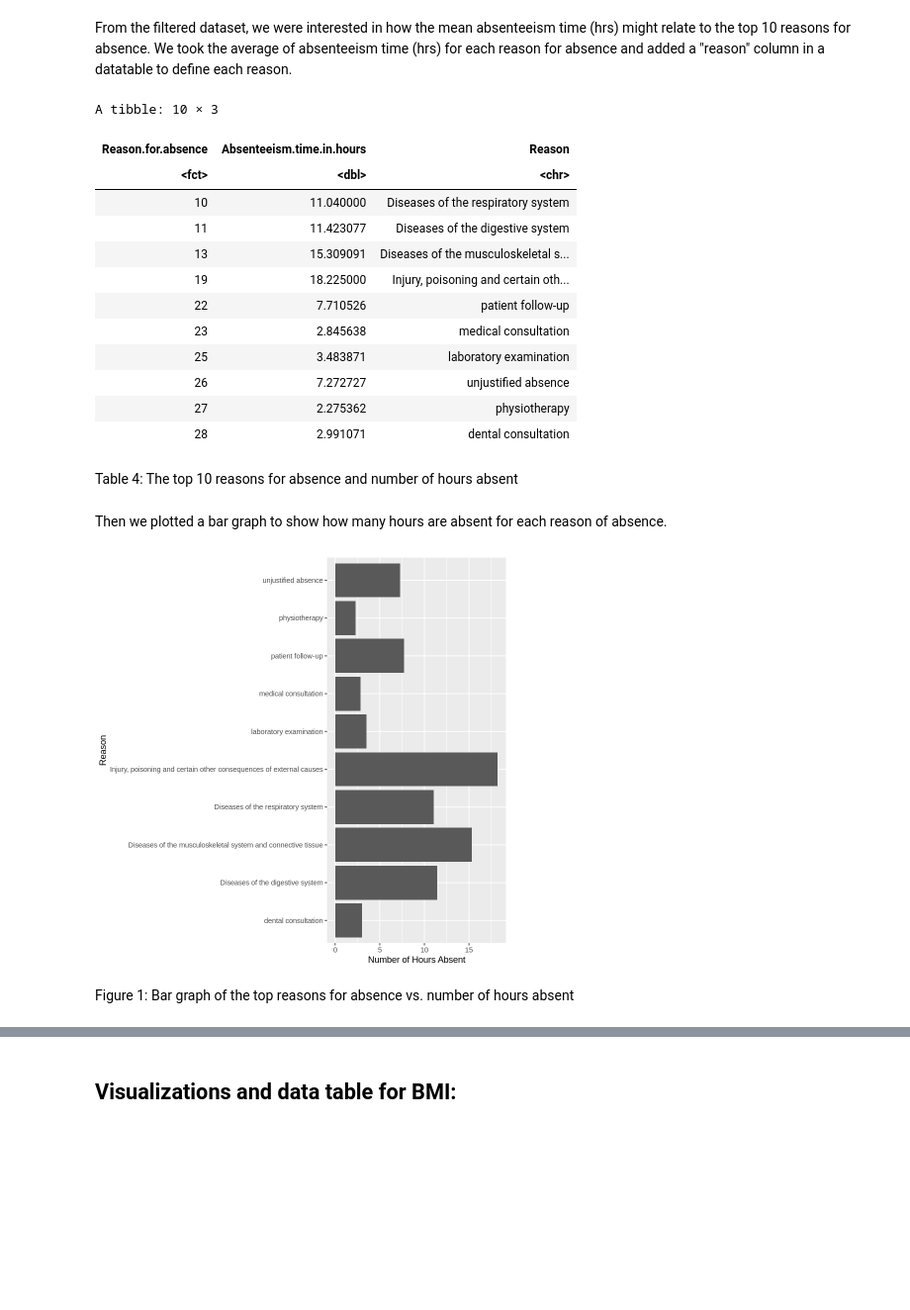
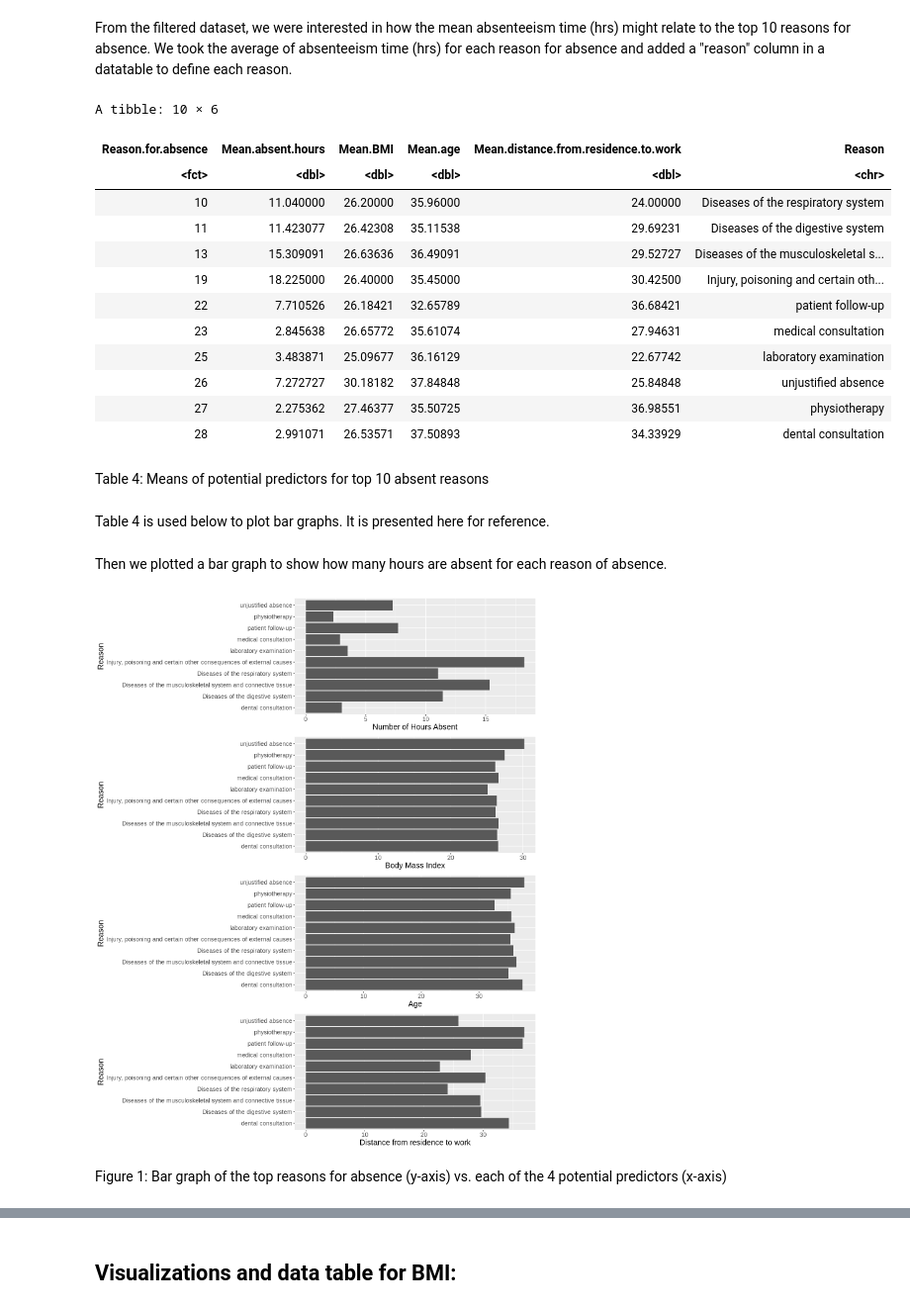
Before and after one commit to tim13246879/dsci-100-2022w1-group-87, a Jupyter notebook: Final_report.ipynb, the cells around one changed output, grey strips where cells are left out. Shown at 99% size. Drawn from its saved outputs; the diff is of its cells as text; code cells hidden in the pictures; blank space fills up the shorter version.

Commit message:
halfway through combining 4 tables and graphs

```diff
--- a/Final_report.ipynb
+++ b/Final_report.ipynb
@@ -151,41 +151,66 @@ To determine the potential predictor, we explored 4 variables (absenteeism time
 # %% [markdown]
 From the filtered dataset, we were interested in how the mean absenteeism time (hrs) might relate to the top 10 reasons for absence. We took the average of absenteeism time (hrs) for each reason for absence and added a "reason" column in a datatable to define each reason.
 # %%
-data_mean_time <- data |>
+data_means <- data |>
     group_by(Reason.for.absence)|>
-    summarize(Absenteeism.time.in.hours = mean(Absenteeism.time.in.hours))|>
+    summarize(Mean.absent.hours = mean(Absenteeism.time.in.hours),
+             Mean.BMI = mean(Body.mass.index),
+             Mean.age = mean(Age),
+             Mean.distance.from.residence.to.work = mean(Distance.from.Residence.to.Work))|>
     mutate(Reason= c("Diseases of the respiratory system","Diseases of the digestive system",
                      "Diseases of the musculoskeletal system and connective tissue",
                      "Injury, poisoning and certain other consequences of external causes",
                      "patient follow-up", "medical consultation", "laboratory examination",
                      "unjustified absence", "physiotherapy", "dental consultation"))
-data_mean_time
+data_means
 # %% [output]
-A tibble: 10 × 3
+A tibble: 10 × 6
-| Reason.for.absence | Absenteeism.time.in.hours | Reason |
-| <fct> | <dbl> | <chr> |
-| 10 | 11.040000 | Diseases of the respiratory system |
-| 11 | 11.423077 | Diseases of the digestive system |
-| 13 | 15.309091 | Diseases of the musculoskeletal s... |
-| 19 | 18.225000 | Injury, poisoning and certain oth... |
-| 22 | 7.710526 | patient follow-up |
-| 23 | 2.845638 | medical consultation |
-| 25 | 3.483871 | laboratory examination |
-| 26 | 7.272727 | unjustified absence |
-| 27 | 2.275362 | physiotherapy |
-| 28 | 2.991071 | dental consultation |
+| Reason.for.absence | Mean.absent.hours | Mean.BMI | Mean.age | Mean.distance.from.residence.to.work | Reason |
+| <fct> | <dbl> | <dbl> | <dbl> | <dbl> | <chr> |
+| 10 | 11.040000 | 26.20000 | 35.96000 | 24.00000 | Diseases of the respiratory system |
+| 11 | 11.423077 | 26.42308 | 35.11538 | 29.69231 | Diseases of the digestive system |
+| 13 | 15.309091 | 26.63636 | 36.49091 | 29.52727 | Diseases of the musculoskeletal s... |
+| 19 | 18.225000 | 26.40000 | 35.45000 | 30.42500 | Injury, poisoning and certain oth... |
+| 22 | 7.710526 | 26.18421 | 32.65789 | 36.68421 | patient follow-up |
+| 23 | 2.845638 | 26.65772 | 35.61074 | 27.94631 | medical consultation |
+| 25 | 3.483871 | 25.09677 | 36.16129 | 22.67742 | laboratory examination |
+| 26 | 7.272727 | 30.18182 | 37.84848 | 25.84848 | unjustified absence |
+| 27 | 2.275362 | 27.46377 | 35.50725 | 36.98551 | physiotherapy |
+| 28 | 2.991071 | 26.53571 | 37.50893 | 34.33929 | dental consultation |
 # %% [markdown]
-Table 4: The top 10 reasons for absence and number of hours absent
+Table 4: Means of potential predictors for top 10 absent reasons
+# %% [markdown]
+Table 4 is used below to plot bar graphs. It is presented here for reference.
 # %% [markdown]
  Then we plotted a bar graph to show how many hours are absent for each reason of absence.
 # %%
-data_plot_time <- ggplot(data_mean_time, aes(y=Reason,x=Absenteeism.time.in.hours)) +
+data_plot_time <- ggplot(data_means, aes(y = Reason, x = Mean.absent.hours)) +
     geom_bar(stat = "identity", position = "dodge")+
-    labs(x="Number of Hours Absent")
-data_plot_time
+    labs(x="Number of Hours Absent")+
+    theme(text = element_text(size = 15))
+
+data_plot_BMI <- ggplot(data_means, aes(y = Reason, x = Mean.BMI)) +
+    geom_bar(stat = "identity", position = "dodge")+
+    labs(x = "Body Mass Index")+
+    theme(text = element_text(size = 15))
+
+data_plot_age <- ggplot(data_means, aes(y = Reason, x = Mean.age)) +
+    geom_bar(stat = "identity", position = "dodge")+
+    labs(x = "Age")+
+    theme(text = element_text(size = 15))
+
+data_plot_distance <- ggplot(data_means, aes(y = Reason, x = Mean.distance.from.residence.to.work)) +
+    geom_bar(stat = "identity", position = "dodge") +
+    labs(x = "Distance from residence to work") +
+    theme(text = element_text(size = 15))
+
+options(repr.plot.width = 12, repr.plot.height = 15)
+
+plot_means <- plot_grid(data_plot_time, data_plot_BMI, data_plot_age, data_plot_distance, ncol = 1)
+plot_means
 # %% [output]
-[figure, old version]
+[figure, new version]
 # %% [markdown]
-Figure 1: Bar graph of the top reasons for absence vs. number of hours absent
+Figure 1: Bar graph of the top reasons for absence (y-axis) vs. each of the 4 potential predictors (x-axis)
 # %% [markdown]
 From the bar graph (figure 1) above, we notice how the mean number of absent hours differs quite a lot for different reasons of absence. For example, “injury, poisoning and other consequences” has a mean absent hours of around 18 hours, while that of “dental consultation” is only 3 hours. This is reasonable as we would expect people who are hospitalized due to poisoning to be absent for longer times than those who are just going to the dentist. Thus, we conclude that the hours an employee is absent may be a good predictor of why they are absent.
```
Also changed, not shown: parts of 1 cell of this notebook.
